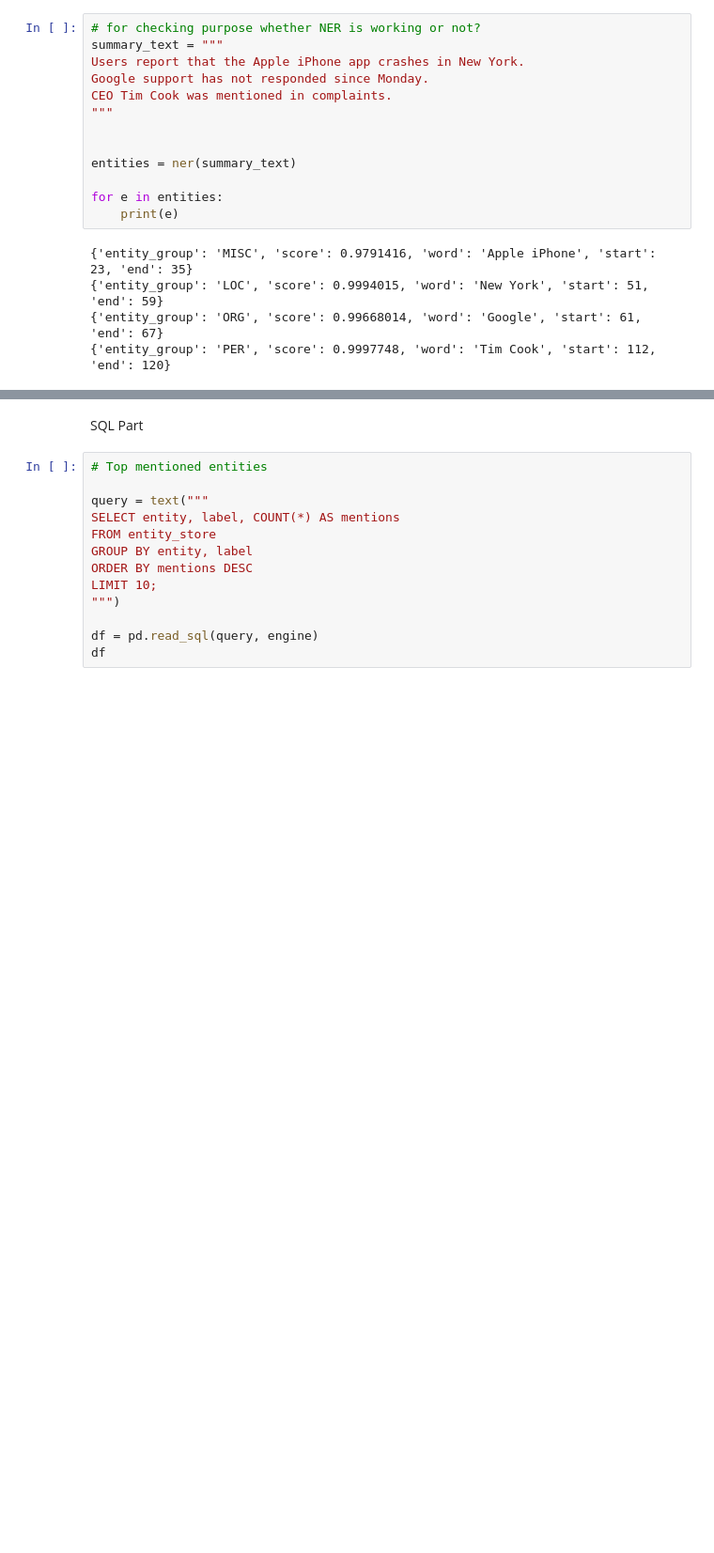
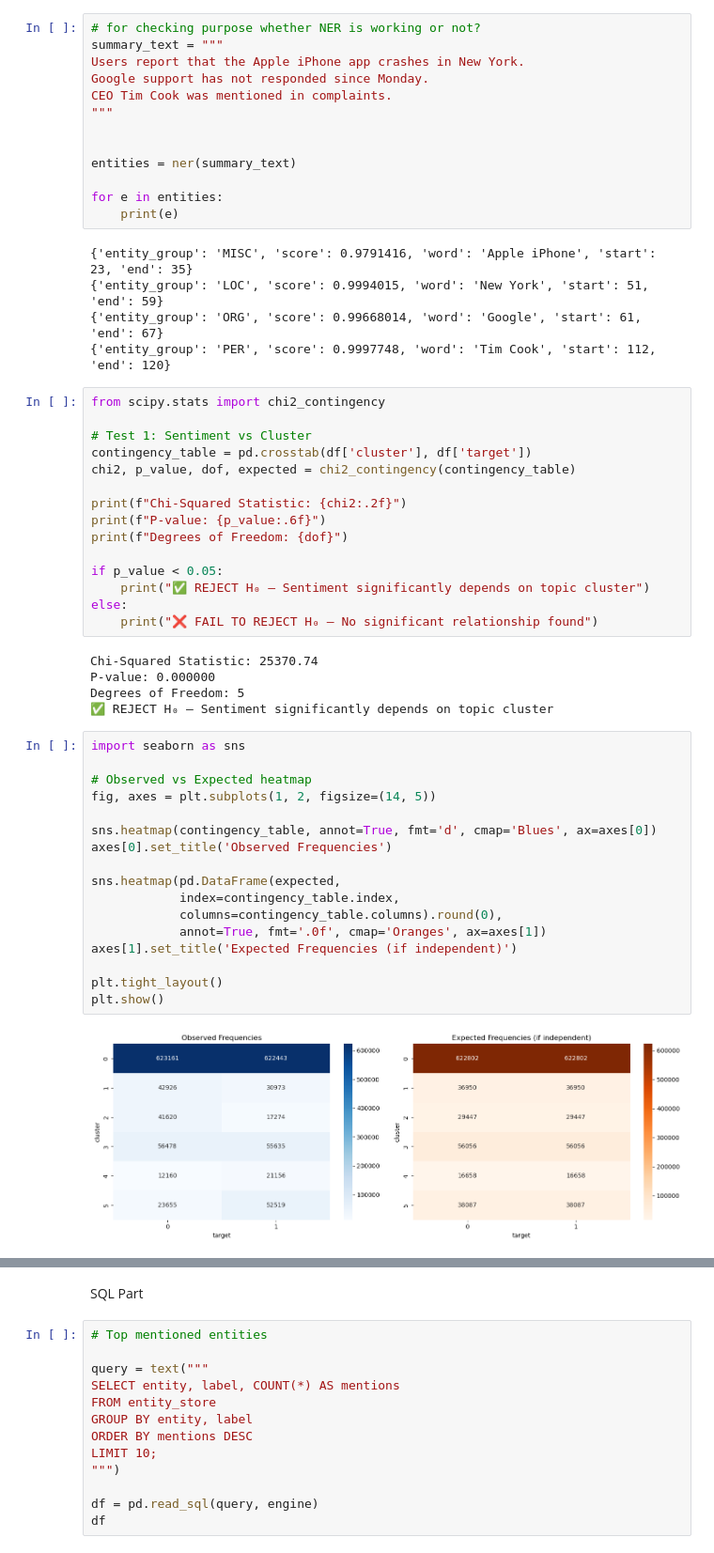
Before and after one commit to ufarooq8627/VoxPop, a Jupyter notebook: voxpop_main.ipynb, the cells around one changed output, grey strips where cells are left out. Shown at 94% size. Drawn from its saved outputs; the diff is of its cells as text; blank space fills up the shorter version.

```diff
--- a/voxpop_main.ipynb
+++ b/voxpop_main.ipynb
@@ -1067,3 +1365,42 @@ for e in entities:
 {'entity_group': 'LOC', 'score': 0.9994015, 'word': 'New York', 'start': 51, 'end': 59}
 {'entity_group': 'ORG', 'score': 0.99668014, 'word': 'Google', 'start': 61, 'end': 67}
 {'entity_group': 'PER', 'score': 0.9997748, 'word': 'Tim Cook', 'start': 112, 'end': 120}
+# %%
+from scipy.stats import chi2_contingency
+
+# Test 1: Sentiment vs Cluster
+contingency_table = pd.crosstab(df['cluster'], df['target'])
+chi2, p_value, dof, expected = chi2_contingency(contingency_table)
+
+print(f"Chi-Squared Statistic: {chi2:.2f}")
+print(f"P-value: {p_value:.6f}")
+print(f"Degrees of Freedom: {dof}")
+
+if p_value < 0.05:
+    print("✅ REJECT H₀ — Sentiment significantly depends on topic cluster")
+else:
+    print("❌ FAIL TO REJECT H₀ — No significant relationship found")
+# %% [output]
+Chi-Squared Statistic: 25370.74
+P-value: 0.000000
+Degrees of Freedom: 5
+✅ REJECT H₀ — Sentiment significantly depends on topic cluster
+# %%
+import seaborn as sns
+
+# Observed vs Expected heatmap
+fig, axes = plt.subplots(1, 2, figsize=(14, 5))
+
+sns.heatmap(contingency_table, annot=True, fmt='d', cmap='Blues', ax=axes[0])
+axes[0].set_title('Observed Frequencies')
+
+sns.heatmap(pd.DataFrame(expected,
+            index=contingency_table.index,
+            columns=contingency_table.columns).round(0),
+            annot=True, fmt='.0f', cmap='Oranges', ax=axes[1])
+axes[1].set_title('Expected Frequencies (if independent)')
+
+plt.tight_layout()
+plt.show()
+# %% [output]
+[figure, added]
```
Also changed, not shown: parts of 15 cells of this notebook, 3 other files.
